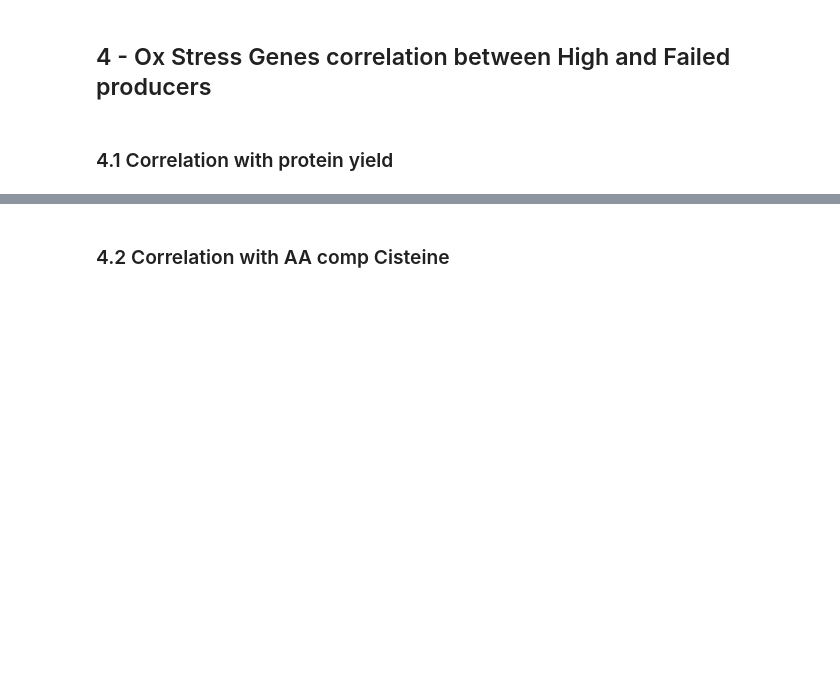
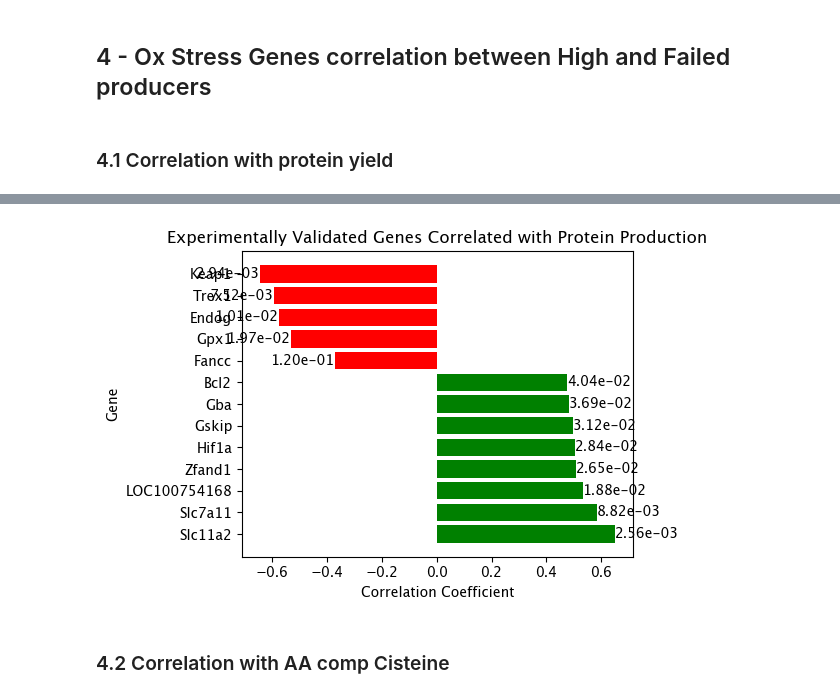
Before and after one commit to pablodig/Secretome_features_prediction, a Jupyter notebook: RNA_seq_analysis.ipynb, the cells around one changed output, grey strips where cells are left out. Drawn from its saved outputs; the diff is of its cells as text; code cells hidden in the pictures; blank space fills up the shorter version.

```diff
--- a/RNA_seq_analysis.ipynb
+++ b/RNA_seq_analysis.ipynb
@@ -383,3 +412,33 @@ plt.show()
+# %%
+# -------------------------------------------
+# 1) RENAME “LOC” GENES TO STANDARD SYMBOLS
+# -------------------------------------------
+rename_dict = {
+    'LOC100757909': 'Eif2ak2',  # Malm’s
+    'LOC100750792': 'Ephx1'     # Mina’s
+}
+
+# -------------------------------------------
+# 2) CREATE A PAPER/GROUP MAPPING & COLOR MAP
+# -------------------------------------------
+paper_mapping = {
+    'Mina':    ['Agpat4', 'Ephx1',  'Nsd1'],
+    'Malm':    ['Eif2ak2', 'Hspa8', 'Ern1'],
+    'Giulia':  ['Pdia3',   'Uggt1', 'Rpn1']
+}
+
+paper_color_dict = {
+    'Mina':   'royalblue',
+    'Malm':   'darkorange',
+    'Giulia': 'forestgreen'
+}
+
+def get_paper(gene):
+    """Return the paper/group name given a gene."""
+    for paper, gene_list in paper_mapping.items():
+        if gene in gene_list:
+            return paper
+    return 'Unknown'
 # %%
 # Filter correlation_df for the custom genes only
 selected_genes = correlation_df[correlation_df['Gene'].isin(custom_genes)].reset_index(drop=True)
@@ -446,12 +564,12 @@ for gene in filtered_data.columns[:-1]:  # Exclude 'Total_protein_microg'
     correlation_results['P-Value'].append(p_value)
 
 # Convert results to a DataFrame
-correlation_df = pd.DataFrame(correlation_results).sort_values(by='Correlation', ascending=False)
-correlation_df.reset_index(inplace=True, drop=True)
+correlation_df_protein = pd.DataFrame(correlation_results).sort_values(by='Correlation', ascending=False)
+correlation_df_protein.reset_index(inplace=True, drop=True)
 
 # Display results
 print("Top Genes Positively Correlated with Protein Production:")
-print(correlation_df.head(10))
+print(correlation_df_protein.head(10))
 print('')
 print("Top Genes Negatively Correlated with Protein Production:")
-print(correlation_df.tail(10))
+print(correlation_df_protein.tail(10))
@@ -458,29 +594,31 @@ print(correlation_df.tail(10))
 # %%
 # Filter correlation_df for the custom genes only
-selected_genes = correlation_df[correlation_df['Gene'].isin(ox_genes)].reset_index(drop=True)
+selected_genes = correlation_df_protein[correlation_df_protein['Gene'].isin(ox_genes)].reset_index(drop=True)
 
 plt.figure(figsize=(6, 4))
 bars = plt.barh(
     selected_genes['Gene'],
     selected_genes['Correlation'],
     color=['green' if corr > 0 else 'red' for corr in selected_genes['Correlation']]
 )
 
 # Annotate bars with p-values
 for bar, p_value in zip(bars, selected_genes['P-Value']):
     plt.text(
         bar.get_width(),  # Position at the end of the bar
         bar.get_y() + bar.get_height() / 2,  # Center vertically on the bar
         f'{p_value:.2e}',  # Format p-value in scientific notation
         va='center',  # Align vertically centered
         ha='left' if bar.get_width() > 0 else 'right'  # Adjust alignment for positive/negative bars
     )
 
 plt.title('Experimentally Validated Genes Correlated with Protein Production')
 plt.xlabel('Correlation Coefficient')
 plt.ylabel('Gene')
 plt.tight_layout()
 plt.show()
+# %% [output]
+[figure, added]
 # %% [markdown]
 ### 4.2 Correlation with AA comp Cisteine
 # %%
```
Also changed, not shown: parts of 15 cells of this notebook, 15 other files.
